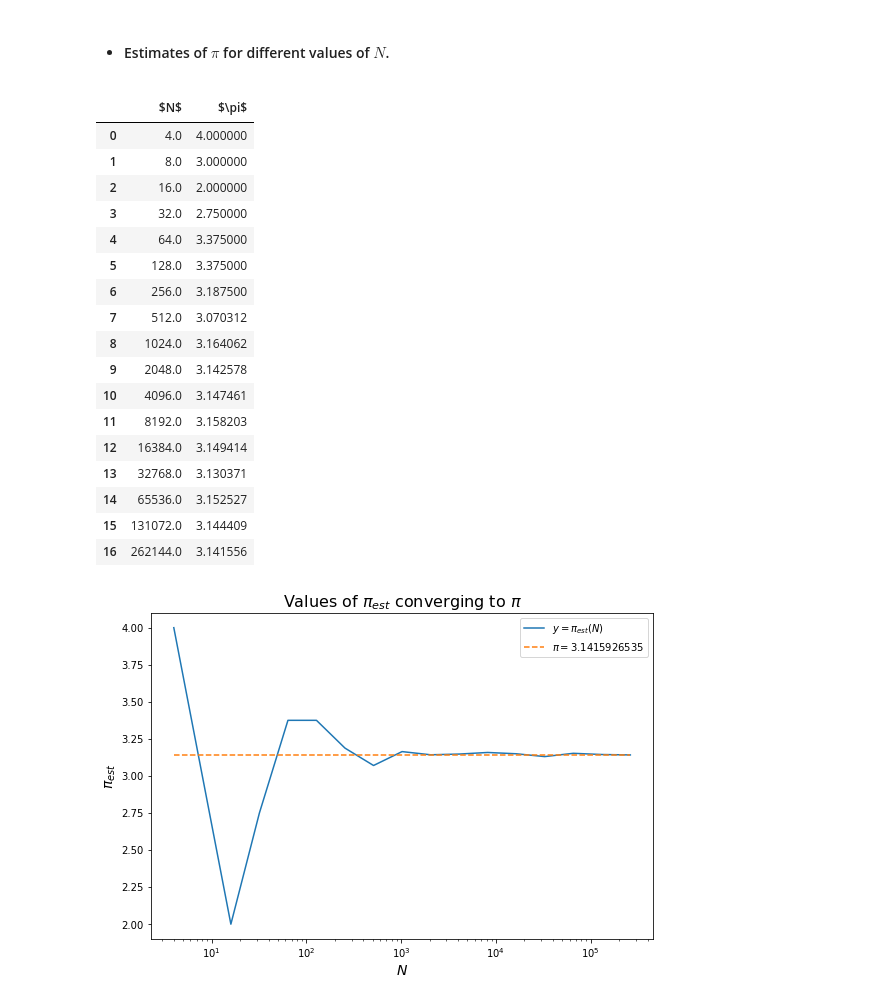
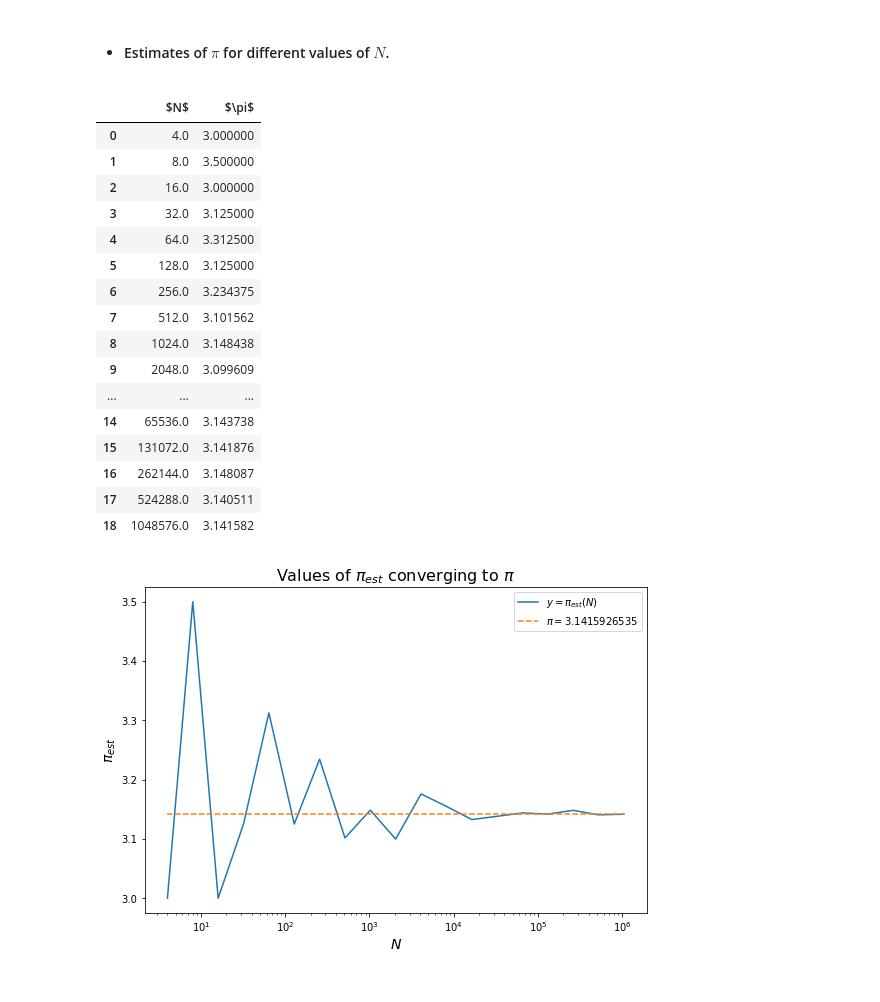
Before and after one commit to joshbrx/MonteCarlo_CC, a Jupyter notebook: Numerical_integration_methods(1).ipynb, the cells around one changed output. Saved outputs shown, nothing was run; the diff lists cells and outputs as text; code cells hidden in the pictures.

```diff
--- a/Numerical_integration_methods(1).ipynb
+++ b/Numerical_integration_methods(1).ipynb
@@ -68,7 +68,8 @@ To complete the estimation for $\pi$ following the equation \eqref{2} is
 - #### Generate N points between $a$ to $b$ ($x$-__axis__), and $y_0=0$ to $y_1$  (y-__axis__).
 # %%
 def number_generator(N, x_lims, y_lims):
-    xx, yy = np.random.uniform(size=[2,N])
+    xx = np.random.uniform(x_lims[0], x_lims[1], size=N)
+    yy = np.random.uniform(y_lims[0], y_lims[1], size=N)
     return np.array([xx,yy])
 
 N = 1000; x_lims = [0,1]; y_lims = [0,1];
@@ -147,7 +148,7 @@ plt.show()
 # %% [markdown]
 - #### Estimates of $\pi$ for different values of $N$.
 # %%
-N = np.array([int(2**(i)) for i in range(2,19)], dtype="int")
+N = np.array([int(2**(i)) for i in range(2,21)], dtype="int")
 x_lims = [0,1]; y_lims = [0,1]; f = lambda x: np.sqrt(1-x**2)
 pi = []
 
@@ -159,32 +160,33 @@ pi = np.array(pi)
 pd.DataFrame(data=np.array([N, pi]).T, columns=["$N$", "$\pi$"])
 # %% [output]
 |  | $N$ | $\pi$ |
-| 0 | 4.0 | 4.000000 |
-| 1 | 8.0 | 3.000000 |
-| 2 | 16.0 | 2.000000 |
-| 3 | 32.0 | 2.750000 |
-| 4 | 64.0 | 3.375000 |
-| 5 | 128.0 | 3.375000 |
-| 6 | 256.0 | 3.187500 |
-| 7 | 512.0 | 3.070312 |
-| 8 | 1024.0 | 3.164062 |
-| 9 | 2048.0 | 3.142578 |
-| 10 | 4096.0 | 3.147461 |
-| 11 | 8192.0 | 3.158203 |
-| 12 | 16384.0 | 3.149414 |
-| 13 | 32768.0 | 3.130371 |
-| 14 | 65536.0 | 3.152527 |
-| 15 | 131072.0 | 3.144409 |
-| 16 | 262144.0 | 3.141556 |
+| 0 | 4.0 | 3.000000 |
+| 1 | 8.0 | 3.500000 |
+| 2 | 16.0 | 3.000000 |
+| 3 | 32.0 | 3.125000 |
+| 4 | 64.0 | 3.312500 |
+| 5 | 128.0 | 3.125000 |
+| 6 | 256.0 | 3.234375 |
+| 7 | 512.0 | 3.101562 |
+| 8 | 1024.0 | 3.148438 |
+| 9 | 2048.0 | 3.099609 |
+| ... | ... | ... |
+| 14 | 65536.0 | 3.143738 |
+| 15 | 131072.0 | 3.141876 |
+| 16 | 262144.0 | 3.148087 |
+| 17 | 524288.0 | 3.140511 |
+| 18 | 1048576.0 | 3.141582 |
 # %%
+real_pi = 3.1415926535
+
 plt.plot(N, pi, label=r"$y=\pi_{est}(N)$")
-plt.plot(N, pi*0+3.1415926535, "--", label=r"$\pi=3.1415926535$")
+plt.plot(N, pi*0+real_pi, "--", label=r"$\pi=3.1415926535$")
 plt.xscale("log")
 
 # plt.axis('scaled');
 plt.xlabel("$N$", fontsize=14); plt.ylabel("$\pi_{est}$", fontsize=14),
 plt.legend()
 plt.title("Values of $\pi_{est}$ converging to $\pi$", fontsize=16)
 plt.show()
 # %% [output]
-[figure, old version]
+[figure, new version]
```
Also changed, not shown: parts of 5 cells of this notebook, 1 other file.
